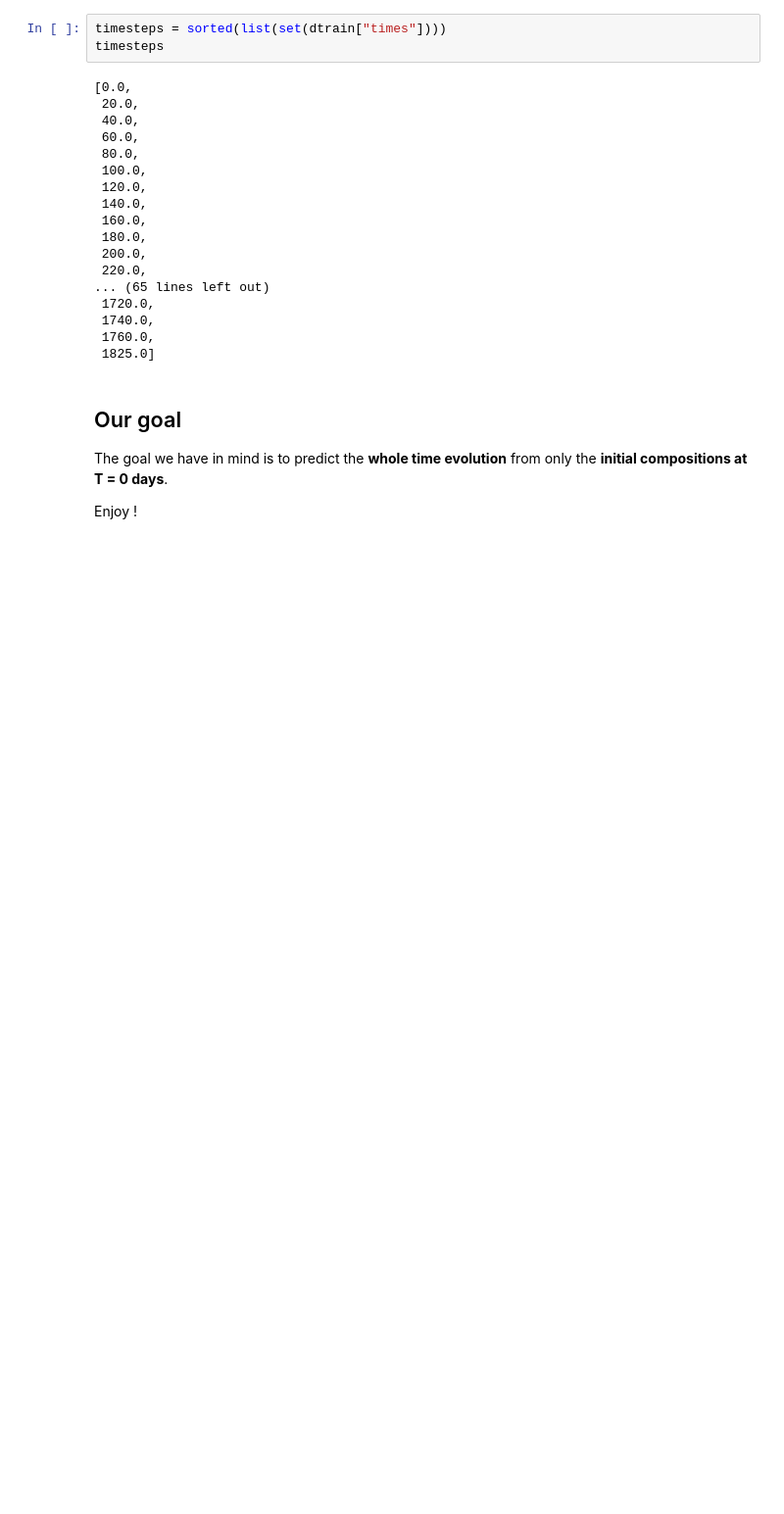
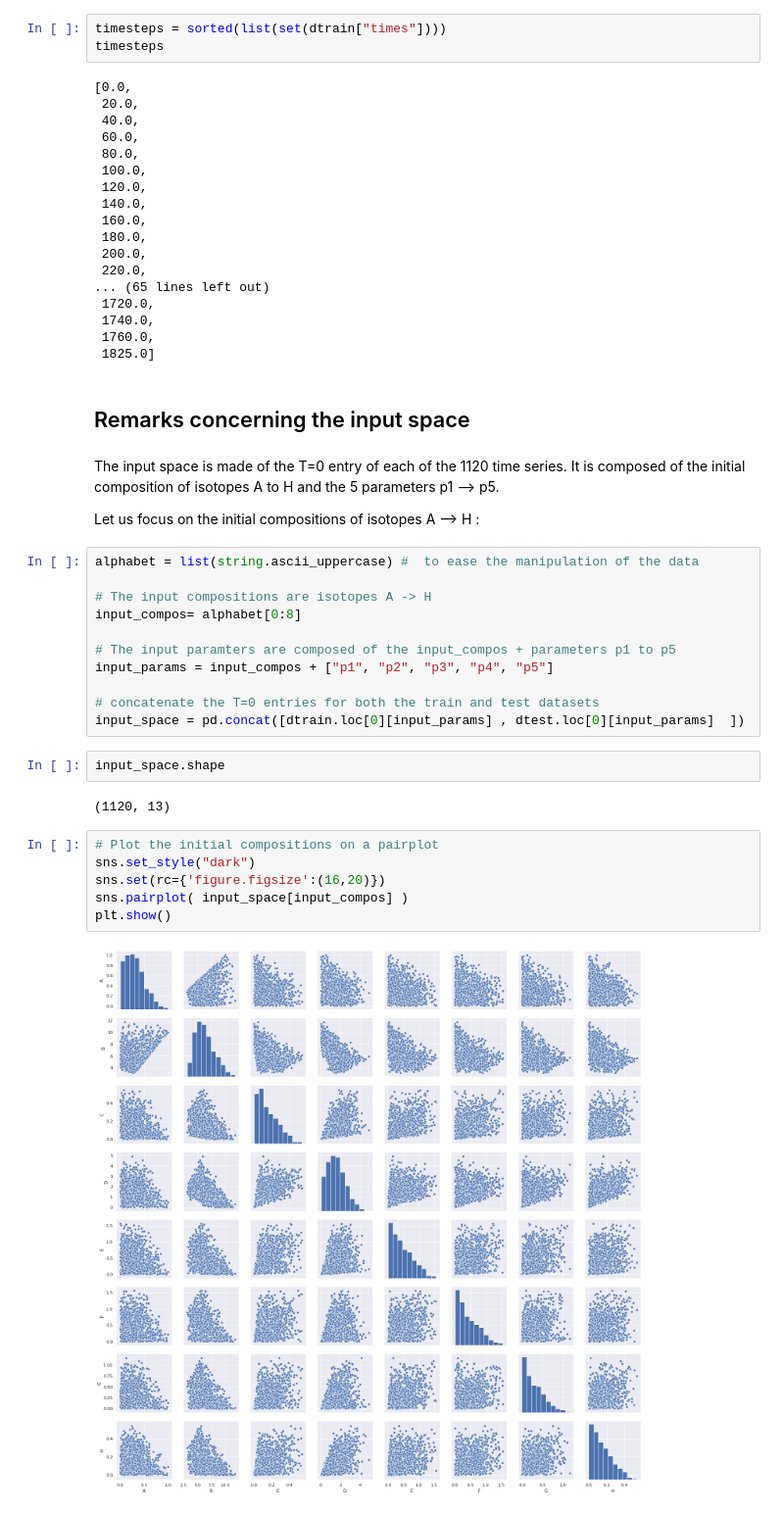
Before and after one commit to IRSN/nuclear_inventory_prediction, a Jupyter notebook: challenge_starting_kit.ipynb, the cells around one changed output. Shown at 98% size. Drawn from its saved outputs; the diff is of its cells as text; blank space fills up the shorter version.

```diff
--- a/challenge_starting_kit.ipynb
+++ b/challenge_starting_kit.ipynb
@@ -152,9 +189,33 @@ timesteps
  1740.0,
  1760.0,
  1825.0]
-# %% [markdown]
-## Our goal
-
-The goal we have in mind is to predict the __whole time evolution__ from only the __initial compositions at T = 0 days__.
-
-Enjoy !
+# %% [markdown]
+## Remarks concerning the input space
+# %% [markdown]
+The input space is made of the T=0 entry of each of the 1120 time series.
+It is composed of the initial composition of isotopes A to H and the 5 parameters p1 --> p5.
+
+Let us focus on the initial compositions of isotopes A --> H :
+# %%
+alphabet = list(string.ascii_uppercase) #  to ease the manipulation of the data
+
+# The input compositions are isotopes A -> H
+input_compos= alphabet[0:8]
+
+# The input paramters are composed of the input_compos + parameters p1 to p5
+input_params = input_compos + ["p1", "p2", "p3", "p4", "p5"]
+
+# concatenate the T=0 entries for both the train and test datasets
+input_space = pd.concat([dtrain.loc[0][input_params] , dtest.loc[0][input_params]  ])
+# %%
+input_space.shape
+# %% [output]
+(1120, 13)
+# %%
+# Plot the initial compositions on a pairplot
+sns.set_style("dark")
+sns.set(rc={'figure.figsize':(16,20)})
+sns.pairplot( input_space[input_compos] )
+plt.show()
+# %% [output]
+[figure, added]
```
Also changed, not shown: parts of 54 cells of this notebook.
